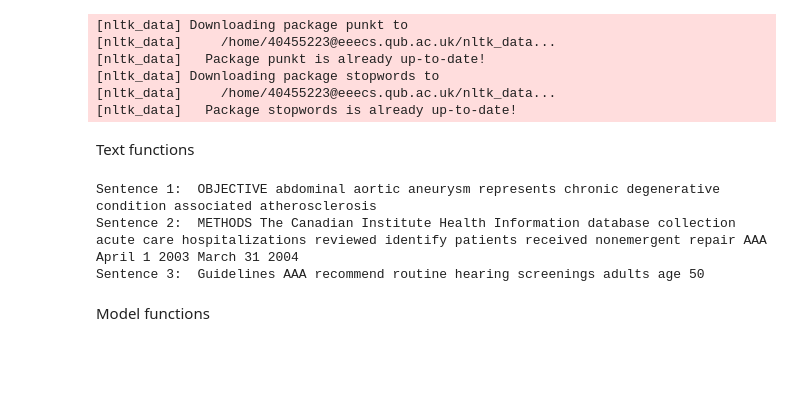
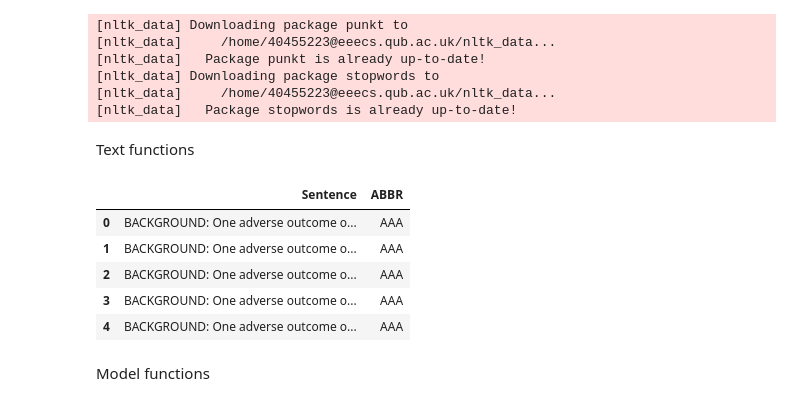
Before and after one commit to saffron-j-kendrick/bionlp1, a Jupyter notebook: similarity.ipynb, the cells around one changed output. Cells and saved outputs as stored; diff of their text form; code cells hidden in the pictures; blank space fills up the shorter version.

```diff
--- a/similarity.ipynb
+++ b/similarity.ipynb
@@ -30,6 +30,16 @@ import seaborn as sns
 [nltk_data]   Package stopwords is already up-to-date!
 # %% [markdown]
 Text functions
+# %%
+valid_sentences = pd.read_csv("valid_sentences.csv")
+valid_sentences.head()
+# %% [output]
+|  | Sentence | ABBR |
+| 0 | BACKGROUND: One adverse outcome o... | AAA |
+| 1 | BACKGROUND: One adverse outcome o... | AAA |
+| 2 | BACKGROUND: One adverse outcome o... | AAA |
+| 3 | BACKGROUND: One adverse outcome o... | AAA |
+| 4 | BACKGROUND: One adverse outcome o... | AAA |
 # %%
 def remove_punctuation(sentence):
     return re.sub(r'[^\w\s]', '', sentence)
@@ -50,25 +60,36 @@ def tokenize_sentence(sentence):
 # %%
 
 abbr_1 = "AAA"
-sentence_1 = "OBJECTIVE: abdominal aortic aneurysm represents a chronic degenerative condition associated with atherosclerosis."
-sentence_2 = "METHODS: The Canadian Institute for Health Information database (a collection of all acute care hospitalizations) was reviewed to identify patients who received nonemergent repair of an AAA  between April 1, 2003 and March 31, 2004."
-sentence_3 = "Guidelines from the AAA recommend routine hearing screenings for adults over the age of 50."
+# sentence_1 = "OBJECTIVE: abdominal aortic aneurysm represents a chronic degenerative condition associated with atherosclerosis."
+sentence_1a = "METHODS: The Canadian Institute for Health Information database (a collection of all acute care hospitalizations) was reviewed to identify patients who received nonemergent repair of an abdominal aortic aneurysm between April 1, 2003 and March 31, 2004."
+sentence_1b = "METHODS: The Canadian Institute for Health Information database (a collection of all acute care hospitalizations) was reviewed to identify patients who received nonemergent repair of an AAA  between April 1, 2003 and March 31, 2004."
+sentence_1c = "METHODS: The Canadian Institute for Health Information database (a collection of all acute care hospitalizations) was reviewed to identify patients who received nonemergent repair of an aromatic amino acid  between April 1, 2003 and March 31, 2004."
 
-sentence_1 = remove_punctuation(sentence_1)
-sentence_2 = remove_punctuation(sentence_2)
-sentence_3 = remove_punctuation(sentence_3)
+sentence_1a = remove_punctuation(sentence_1a)
+sentence_1b = remove_punctuation(sentence_1b)
+sentence_1c = remove_punctuation(sentence_1c)
 
-sentence_1 = remove_stopwords(sentence_1)
-sentence_2 = remove_stopwords(sentence_2)
-sentence_3 = remove_stopwords(sentence_3)
+target_1 = "between"
 
-print("Sentence 1: ", sentence_1)
-print("Sentence 2: ", sentence_2)
-print("Sentence 3: ", sentence_3)
+sentence_2a = "BACKGROUND: A number of the research into the pathogenesis of the abdominal aortic aneurysm have focused on the alteration of gene expression."
+sentence_2b = "BACKGROUND: A number of the research into the pathogenesis of the AAA have focused on the alteration of gene expression."
+sentence_2c = "BACKGROUND: A number of the research into the pathogenesis of the aromatic amino acid have focused on the alteration of gene expression."
+
+sentence_2a = remove_punctuation(sentence_2a)
+sentence_2b = remove_punctuation(sentence_2b)
+sentence_2c = remove_punctuation(sentence_2c)
+
+target_2 = "have"
+
+sentence_3a = "OBJECTIVE: We prospectively studied the clinical implication of plasma level of soluble fibrin monomer (FM)-fibrinogen complex, a recently established molecular marker reflecting thrombin activity, in patients with abdominal aortic aneurysm undergoing elective aortic repair."
+sentence_3b = "OBJECTIVE: We prospectively studied the clinical implication of plasma level of soluble fibrin monomer (FM)-fibrinogen complex, a recently established molecular marker reflecting thrombin activity, in patients with AAA undergoing elective aortic repair."
+sentence_3c = "OBJECTIVE: We prospectively studied the clinical implication of plasma level of soluble fibrin monomer (FM)-fibrinogen complex, a recently established molecular marker reflecting thrombin activity, in patients with aromatic amino acid undergoing elective aortic repair."
+
+sentence_3a = remove_punctuation(sentence_3a)
+sentence_3b = remove_punctuation(sentence_3b)
+sentence_3c = remove_punctuation(sentence_3c)
+
+target_3 = "undergoing"
-# %% [output]
-Sentence 1:  OBJECTIVE abdominal aortic aneurysm represents chronic degenerative condition associated atherosclerosis
-Sentence 2:  METHODS The Canadian Institute Health Information database collection acute care hospitalizations reviewed identify patients received nonemergent repair AAA April 1 2003 March 31 2004
-Sentence 3:  Guidelines AAA recommend routine hearing screenings adults age 50
 # %% [markdown]
 Model functions
 # %%
```
Also changed, not shown: parts of 6 cells of this notebook, 6 other files.
